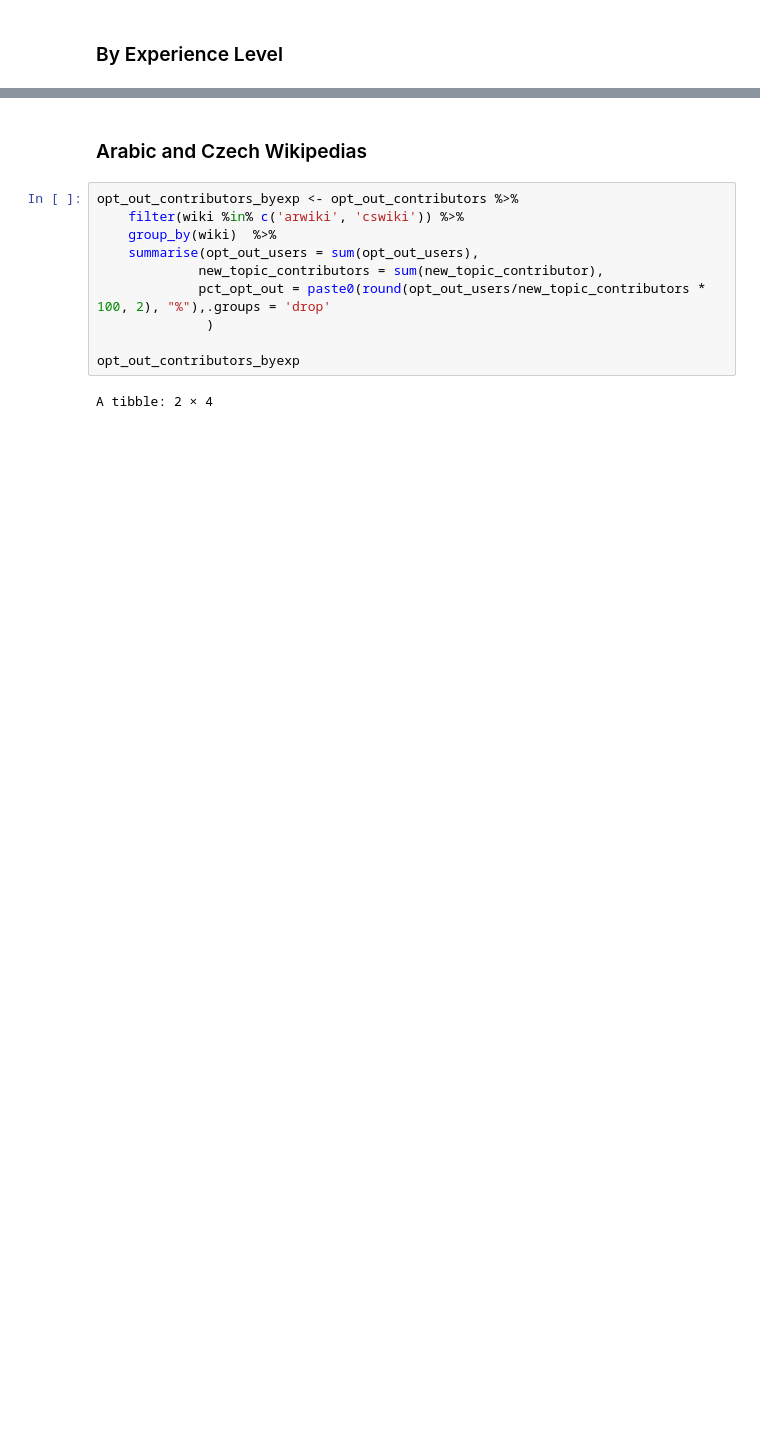
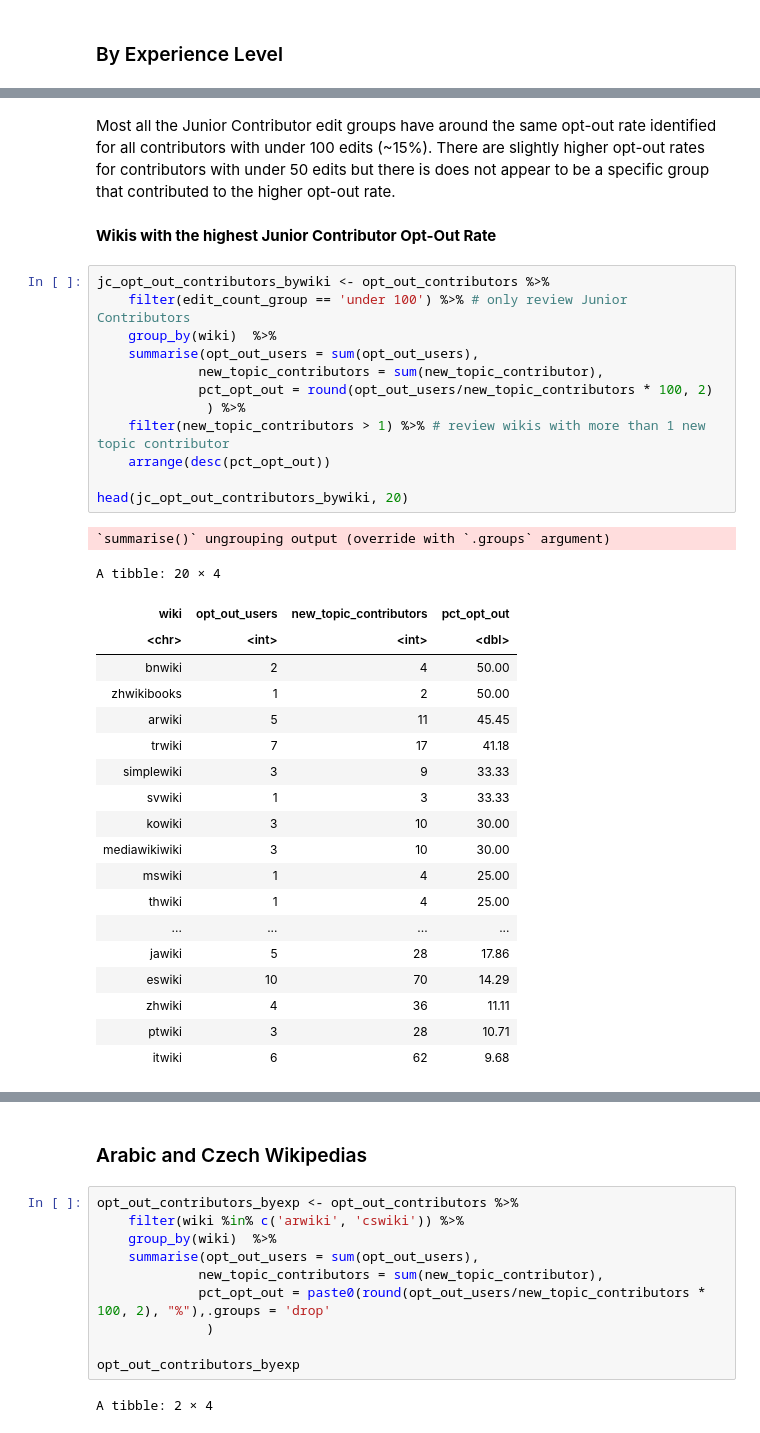
Before and after one commit to wikimedia-research/New-discussion-tool-analysis-2020, a Jupyter notebook: New-discussion-tool-adoption-metrics.ipynb, the cells around one changed output, grey strips where cells are left out. Saved outputs shown, nothing was run; the diff lists cells and outputs as text; blank space fills up the shorter version.

```diff
--- a/New-discussion-tool-adoption-metrics.ipynb
+++ b/New-discussion-tool-adoption-metrics.ipynb
@@ -198,0 +251,37 @@ A tibble: 3 × 4
+# %% [markdown]
+Most all the Junior Contributor edit groups have around the same opt-out rate identified for all contributors with under 100 edits (~15%). There are slightly higher opt-out rates for contributors with under 50 edits but there is does not appear to be a specific group that contributed to the higher opt-out rate.
+# %% [markdown]
+**Wikis with the highest Junior Contributor Opt-Out Rate**
+# %%
+jc_opt_out_contributors_bywiki <- opt_out_contributors %>%
+    filter(edit_count_group == 'under 100') %>% # only review Junior Contributors
+    group_by(wiki)  %>%
+    summarise(opt_out_users = sum(opt_out_users),
+             new_topic_contributors = sum(new_topic_contributor),
+             pct_opt_out = round(opt_out_users/new_topic_contributors * 100, 2)
+              ) %>%
+    filter(new_topic_contributors > 1) %>% # review wikis with more than 1 new topic contributor
+    arrange(desc(pct_opt_out))
+
+head(jc_opt_out_contributors_bywiki, 20)
+# %% [output]
+`summarise()` ungrouping output (override with `.groups` argument)
+A tibble: 20 × 4
+| wiki | opt_out_users | new_topic_contributors | pct_opt_out |
+| <chr> | <int> | <int> | <dbl> |
+| bnwiki | 2 | 4 | 50.00 |
+| zhwikibooks | 1 | 2 | 50.00 |
+| arwiki | 5 | 11 | 45.45 |
+| trwiki | 7 | 17 | 41.18 |
+| simplewiki | 3 | 9 | 33.33 |
+| svwiki | 1 | 3 | 33.33 |
+| kowiki | 3 | 10 | 30.00 |
+| mediawikiwiki | 3 | 10 | 30.00 |
+| mswiki | 1 | 4 | 25.00 |
+| thwiki | 1 | 4 | 25.00 |
+| ... | ... | ... | ... |
+| jawiki | 5 | 28 | 17.86 |
+| eswiki | 10 | 70 | 14.29 |
+| zhwiki | 4 | 36 | 11.11 |
+| ptwiki | 3 | 28 | 10.71 |
+| itwiki | 6 | 62 | 9.68 |
```
Also changed, not shown: parts of 18 cells of this notebook, 1 other file.
